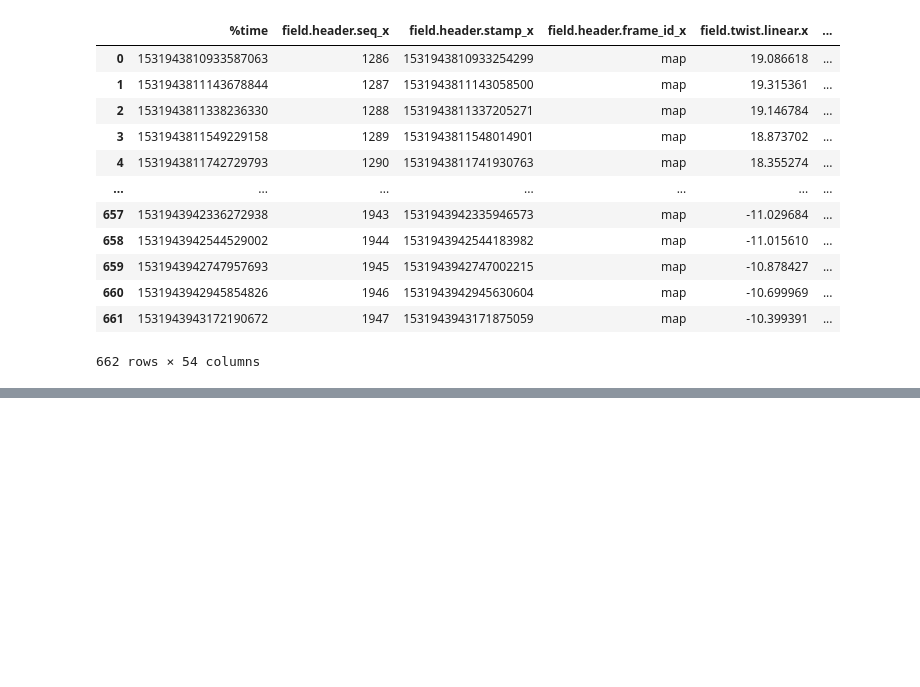
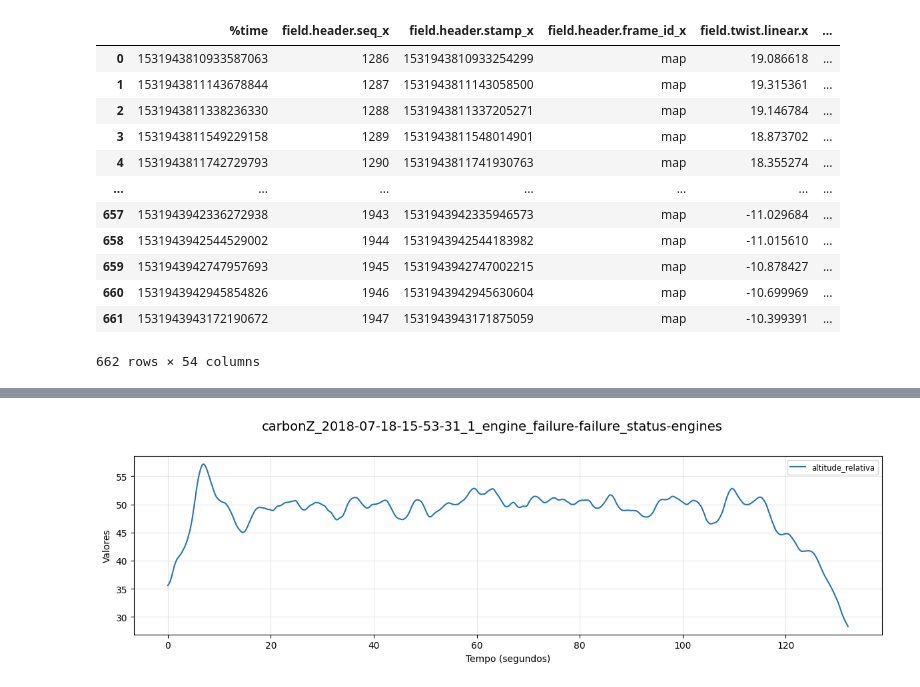
Before and after one commit to RenatodaCostaSantos/flight_anomaly_detection, a Jupyter notebook: aeroespacial-2/notebooks/00_00_data_exploration.ipynb, the cells around one changed output, grey strips where cells are left out. Cells and saved outputs as stored; diff of their text form; code cells hidden in the pictures; blank space fills up the shorter version.

```diff
--- a/aeroespacial-2/notebooks/00_00_data_exploration.ipynb
+++ b/aeroespacial-2/notebooks/00_00_data_exploration.ipynb
@@ -613,0 +643,3 @@ df_merge4
+# %%
+i = 5
+list(dfs.keys())[i]
@@ -613,0 +648,3 @@ df_merge4
+# %%
+chave = list(dfs.keys())[i]
+df6 = dfs[chave]
@@ -613,0 +671,2 @@ df_merge4
+# %%
+df6 = df6.rename(columns={'field.data': 'altitude_relativa'})
@@ -613,0 +701,4 @@ df_merge4
+# %%
+plot_generic_df(df6, titulo_grafico=chave)
+# %% [output]
+[figure, added]
```
Also changed, not shown: parts of 43 cells of this notebook.
